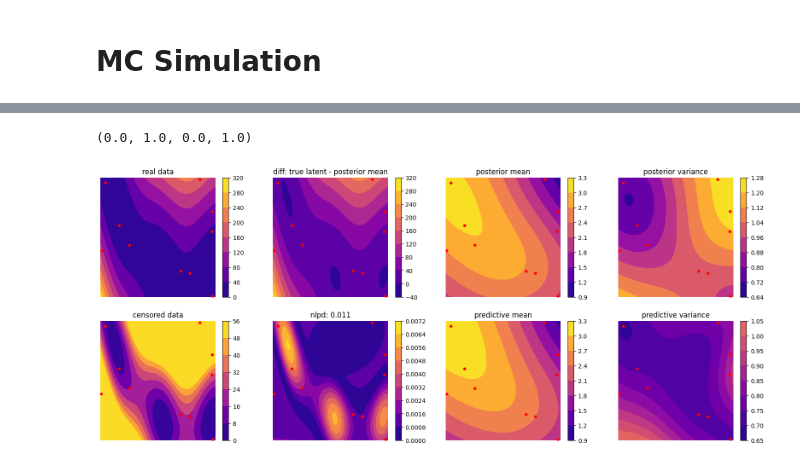
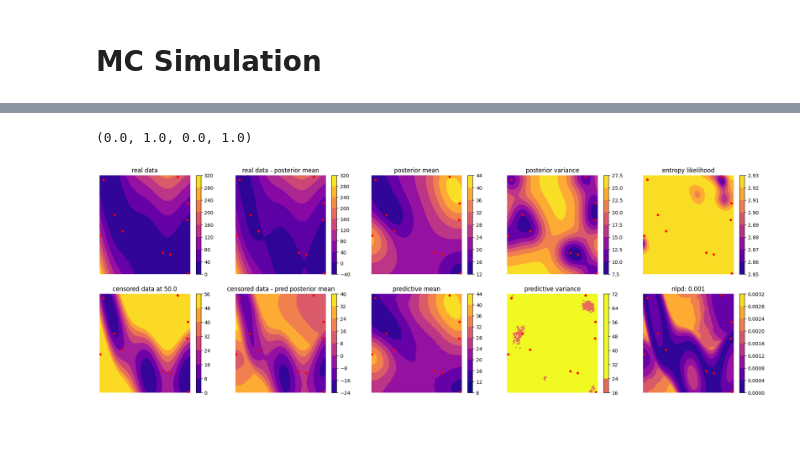
Before and after one commit to AndreaKarlova/censored_regressors, a Jupyter notebook: notebooks/VI_for_censored_regressor_2D.ipynb, the cells around one changed output, grey strips where cells are left out. Cells and saved outputs as stored; diff of their text form; code cells hidden in the pictures; blank space fills up the shorter version.

```diff
--- a/notebooks/VI_for_censored_regressor_2D.ipynb
+++ b/notebooks/VI_for_censored_regressor_2D.ipynb
@@ -359,7 +420,7 @@ def branin_hoo(x):
     else:
         return v
 # %%
-MAX_VALUE= 10.0
+MAX_VALUE= 50.0
 
 def oracle(x, output_noise=0.0):
     r = branin_hoo(x)
@@ -426,7 +487,7 @@ class GPModel(ApproximateGP):
 model = GPModel(inducing_points=x[:,:])
 
 # ELBO Likelihood
-likelihood = CensoredGaussianLikelihood(low=-1000., high=MAX_VALUE)
+likelihood = CensoredGaussianLikelihoodAnalytic(low=-1000., high=MAX_VALUE)
 
 if torch.cuda.is_available():
     model = model.cuda()
@@ -456,5 +495,5 @@ covar_module.base_kernel.lengthscale (1, 1)
 # %%
-num_epochs = 1000
+num_epochs = 30_000
 pbar = tqdm.tqdm(range(num_epochs), position=0, leave=True)
 
 model.train()
@@ -486,7 +525,7 @@ for iter in pbar:
         'noise': likelihood.noise.noise.item()
         }
 
-    if iter%100==0:
+    if iter%500==0:
       for key, val in params_log[iter].items():
         print(key, val)
 
@@ -640,74 +693,89 @@ f_covar = f_preds.covariance_matrix
 
 # print('nlpd posterior: ', nlpd_posterior, 'nlpd predictive posterior: ', nlpd_predictive_post)
 # %%
-fig, ax = plt.subplots(2,4, figsize=(20, 8))
+fig, ax = plt.subplots(2,5, figsize=(24, 8))
 # plt.set_cmap(cmap='Purples_r')
+# plt.set_cmap(cmap='PiYG')
 plt.set_cmap(cmap='plasma')
 
+cs = list(range(10))
 #kwargs = dict(vmin=0, vmax=320)
 
 zz = branin_hoo(xxyy).reshape(xx.shape)
 #cs0 = ax[0,0].contourf(xx, yy, zz, **kwargs)
-cs0 = ax[0,0].contourf(xx, yy, zz,)
+cs[0] = ax[0,0].contourf(xx, yy, zz,)
 ax[0,0].scatter(x[:,0], x[:,1], s=60, marker='.', color='r')
 ax[0,0].set_title('real data')
-fig.colorbar(cs0)
+fig.colorbar(cs[0])
 ax[0,0].axis('off')
 
 zz = oracle(xxyy).reshape(xx.shape)
-cs1 = ax[1,0].contourf(xx, yy, zz)
+cs[1] = ax[1,0].contourf(xx, yy, zz)
 ax[1,0].scatter(x[:,0], x[:,1], s=60, marker='.', color='r')
-ax[1,0].set_title('censored data')
-fig.colorbar(cs1)
+ax[1,0].set_title('censored data at %s'%(MAX_VALUE))
+fig.colorbar(cs[1])
 ax[1,0].axis('off')
 
 zz = branin_hoo(xxyy).reshape(xx.shape) - f_mean.numpy(force=True).reshape(xx.shape)
-cs2 = ax[0,1].contourf(xx, yy, zz)
+cs[2] = ax[0,1].contourf(xx, yy, zz)
 ax[0,1].scatter(x[:,0], x[:,1], s=60, marker='.', color='r')
-ax[0,1].set_title('diff: true latent - posterior mean')
-fig.colorbar(cs2)
+ax[0,1].set_title('real data - posterior mean')
+fig.colorbar(cs[2])
 ax[0,1].axis('off')
 
+zz = oracle(xxyy).reshape(xx.shape) - y_preds.sample_n(n=100).mean([0,1]).numpy(force=True).reshape(xx.shape)
+cs[3] = ax[1,1].contourf(xx, yy, zz)
+ax[1,1].scatter(x[:,0], x[:,1], s=60, marker='.', color='r')
+ax[1,1].set_title('censored data - pred posterior mean')
+fig.colorbar(cs[3])
+ax[1,1].axis('off')
+
 zz = f_mean.numpy(force=True).reshape(xx.shape)
-cs3 = ax[0,2].contourf(xx, yy, zz)
+cs[4] = ax[0,2].contourf(xx, yy, zz)
 ax[0,2].scatter(x[:,0], x[:,1], s=60, marker='.', color='r')
 ax[0,2].set_title('posterior mean')
-fig.colorbar(cs3)
+fig.colorbar(cs[4])
 ax[0,2].axis('off')
 
 zz = f_var.numpy(force=True).reshape(xx.shape)
-cs4 = ax[0,3].contourf(xx, yy, zz)
+cs[5] = ax[0,3].contourf(xx, yy, zz)
 ax[0,3].scatter(x[:,0], x[:,1], s=60, marker='.', color='r')
 ax[0,3].set_title('posterior variance')
-fig.colorbar(cs4)
+fig.colorbar(cs[5])
 ax[0,3].axis('off')
 
-final_nldp = gpytorch.metrics.negative_log_predictive_density(likelihood(model(xxyy)), y_test_censored).mean().numpy(force=True)
+final_nlpd = gpytorch.metrics.negative_log_predictive_density(likelihood(model(xxyy)), y_test_censored)#.numpy(force=True)
 zz = final_nlpd.reshape([10,xx.shape[0],xx.shape[1]]).mean(0).numpy(force=True)
-cs5 = ax[1,1].contourf(xx, yy, zz)
-ax[1,1].scatter(x[:,0], x[:,1], s=60, marker='.', color='r')
-ax[1,1].set_title('nlpd: %.3f'%(final_nldp))
-fig.colorbar(cs5)
-ax[1,1].axis('off')
+cs[6] = ax[1,4].contourf(xx, yy, zz)
+ax[1,4].scatter(x[:,0], x[:,1], s=60, marker='.', color='r')
+ax[1,4].set_title('nlpd: %.3f'%(final_nldp))
+fig.colorbar(cs[6])
+ax[1,4].axis('off')
 
-
-zz = f_preds.sample_n(n=100).mean(0).numpy(force=True).reshape(xx.shape)
-cs6 = ax[1,2].contourf(xx, yy, zz)
-cmin, cmax = cs3.get_clim()
-cs6.set_clim(cmin, cmax)
+zz = y_preds.sample_n(n=100).mean([0,1]).numpy(force=True).reshape(xx.shape)
+cs[7] = ax[1,2].contourf(xx, yy, zz)
+cmin, cmax = cs[4].get_clim()
+cs[7].set_clim(cmin, cmax)
 ax[1,2].scatter(x[:,0], x[:,1], s=60, marker='.', color='r')
 ax[1,2].set_title('predictive mean')
-fig.colorbar(cs6)
+fig.colorbar(cs[7])
 ax[1,2].axis('off')
 
-zz = f_preds.sample_n(n=100).var(0).numpy(force=True).reshape(xx.shape)
-cs7 = ax[1,3].contourf(xx, yy, zz)
-cmin1, cmax1 = cs4.get_clim()
-cs7.set_clim(cmin1, cmax1)
+zz = y_preds.sample_n(n=100).var([0,1]).numpy(force=True).reshape(xx.shape)
+cs[8] = ax[1,3].contourf(xx, yy, zz)
+cmin1, cmax1 = cs[5].get_clim()
+cs[8].set_clim(cmin1, cmax1)
 ax[1,3].scatter(x[:,0], x[:,1], s=60, marker='.', color='r')
 ax[1,3].set_title('predictive variance')
-fig.colorbar(cs7)
+fig.colorbar(cs[8])
 ax[1,3].axis('off')
+
+zz = y_preds.entropy().mean(0).numpy(force=True).reshape(xx.shape)
+cs[9] = ax[0,4].contourf(xx, yy, zz)
+ax[0,4].scatter(x[:,0], x[:,1], s=60, marker='.', color='r')
+ax[0,4].set_title('entropy likelihood')
+fig.colorbar(cs[9])
+ax[0,4].axis('off')
 # %% [output]
 (0.0, 1.0, 0.0, 1.0)
-[figure, old version]
+[figure, new version]
```
Also changed, not shown: parts of 6 cells of this notebook, 1 other file.
